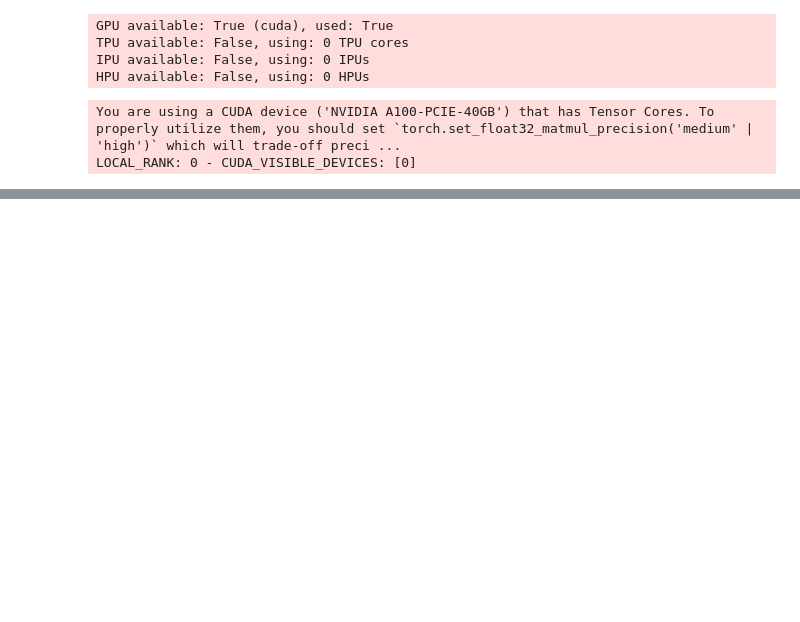
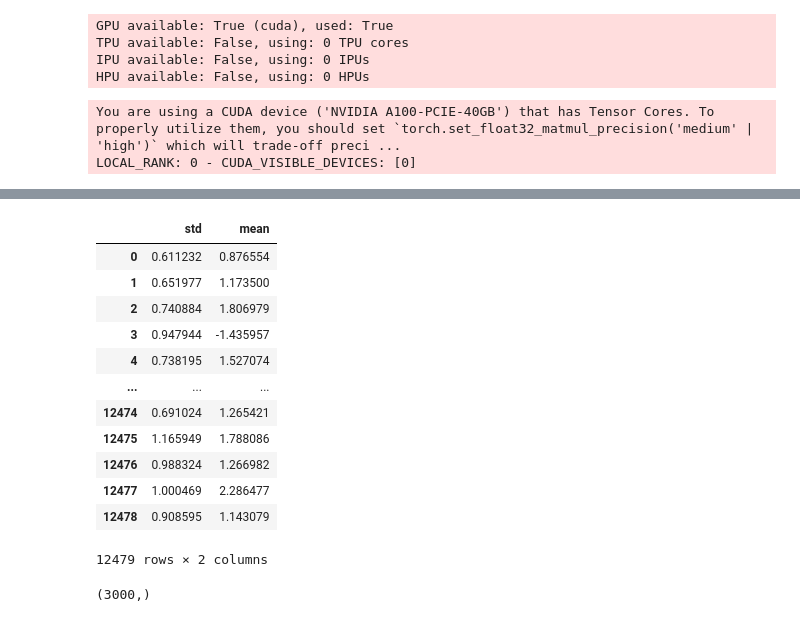
Before and after one commit to peter6866/CRX-Active-Learning, a Jupyter notebook: src/uncertainty_sampling.ipynb, the cells around one changed output, grey strips where cells are left out. Cells and saved outputs as stored; diff of their text form; code cells hidden in the pictures; blank space fills up the shorter version.

```diff
--- a/src/uncertainty_sampling.ipynb
+++ b/src/uncertainty_sampling.ipynb
@@ -125,0 +128,17 @@ plt.tight_layout()
+# %%
+new_df = pd.DataFrame({"std": std_preds, "mean":mean_preds})
+new_df
+# %% [output]
+|  | std | mean |
+| 0 | 0.611232 | 0.876554 |
+| 1 | 0.651977 | 1.173500 |
+| 2 | 0.740884 | 1.806979 |
+| 3 | 0.947944 | -1.435957 |
+| 4 | 0.738195 | 1.527074 |
+| ... | ... | ... |
+| 12474 | 0.691024 | 1.265421 |
+| 12475 | 1.165949 | 1.788086 |
+| 12476 | 0.988324 | 1.266982 |
+| 12477 | 1.000469 | 2.286477 |
+| 12478 | 0.908595 | 1.143079 |
+12479 rows × 2 columns
@@ -125,0 +150,9 @@ plt.tight_layout()
+# %%
+bin1_sorted = np.array(bin1.index)
+bin2_sorted = np.array(bin2['std'].nlargest(940).index)
+bin3_sorted = np.array(bin3['std'].nlargest(940).index)
+bin4_sorted = np.array(bin4['std'].nlargest(941).index)
+all_bin = np.concatenate((bin1_sorted, bin2_sorted, bin3_sorted, bin4_sorted))
+all_bin.shape
+# %% [output]
+(3000,)
```
Also changed, not shown: parts of 9 cells of this notebook, 20 other files.
